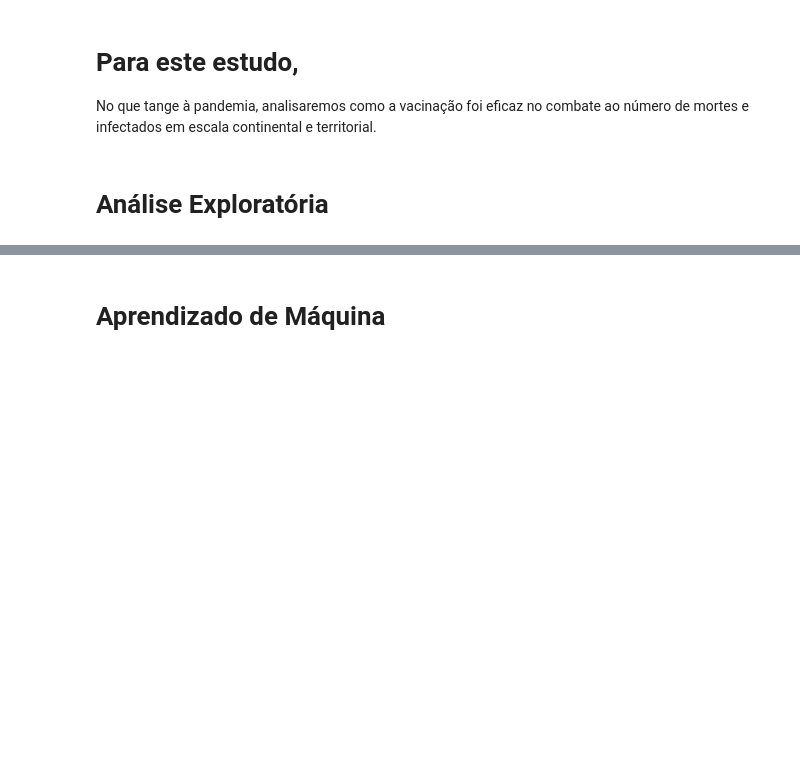
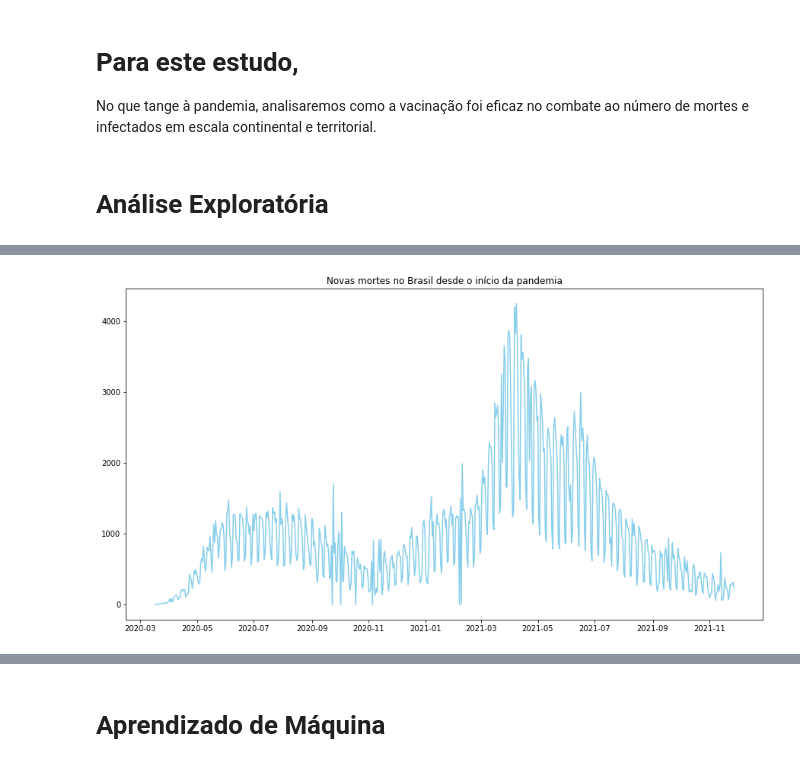
Before and after one commit to MelissapG/data-warehouse, a Jupyter notebook: prova-grupo/analise-covid.ipynb, the cells around one changed output, grey strips where cells are left out. Saved outputs shown, nothing was run; the diff lists cells and outputs as text; code cells hidden in the pictures; blank space fills up the shorter version.

```diff
--- a/prova-grupo/analise-covid.ipynb
+++ b/prova-grupo/analise-covid.ipynb
@@ -62,0 +79,12 @@ No que tange à pandemia, analisaremos como a vacinação foi eficaz no combate
+# %%
+# title and size
+plt.figure(figsize=(15,8))
+plt.title('Novas mortes no Brasil desde o início da pandemia')
+
+# graphics
+plt.plot(brasil['date'], brasil['new_deaths'], markerfacecolor='blue', markersize=12, color='skyblue')
+
+# show graph
+plt.show()
+# %% [output]
+[figure, added]
```
Also changed, not shown: parts of 52 cells of this notebook.
